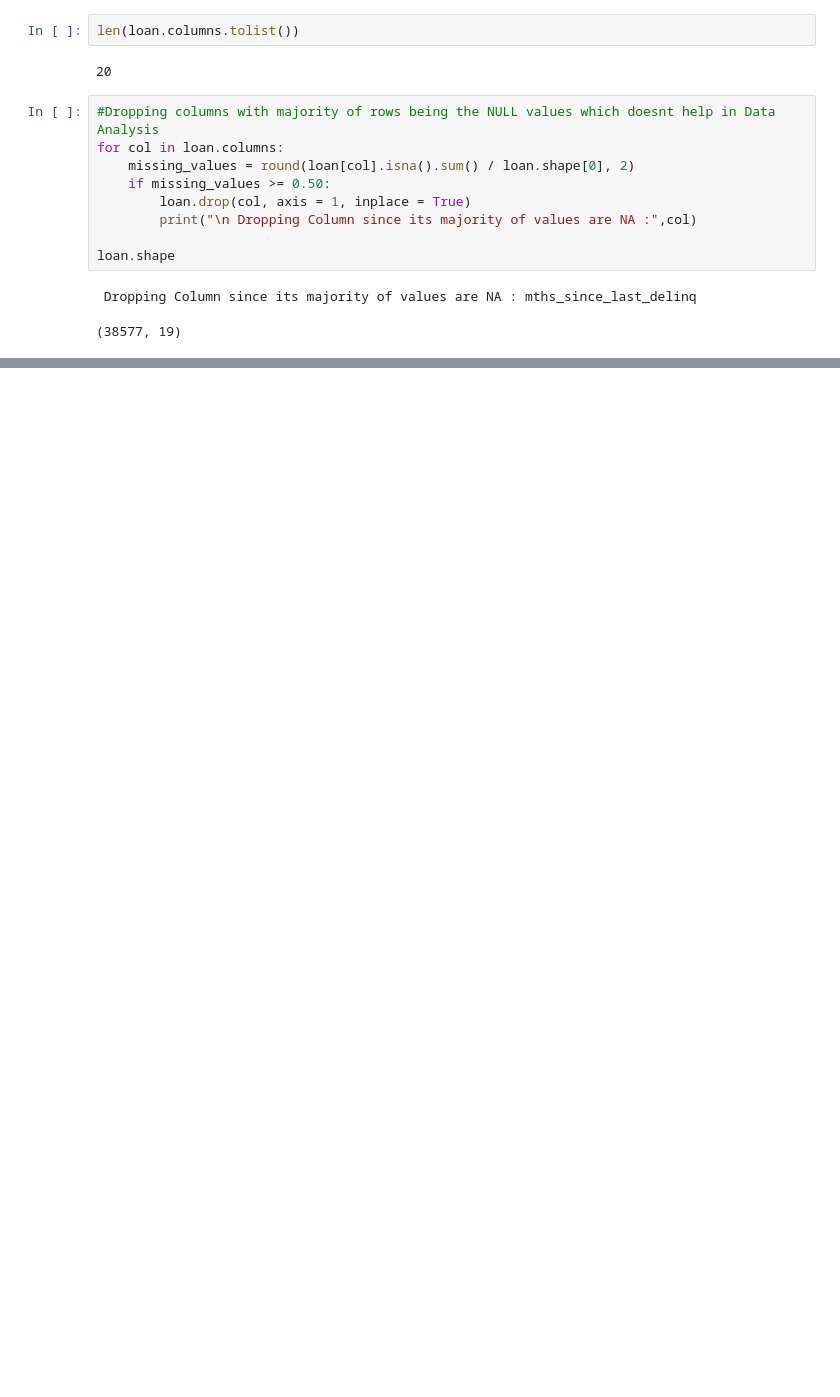
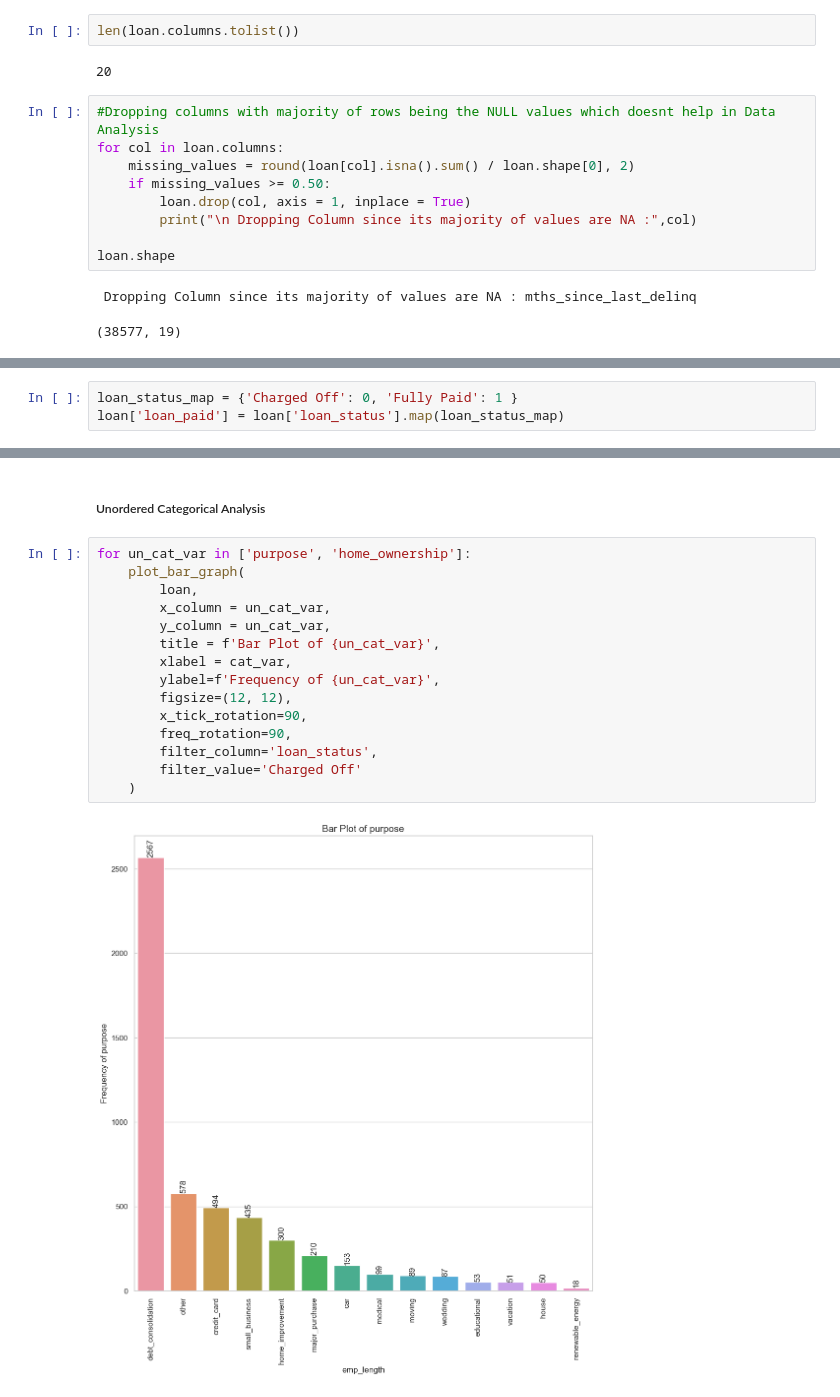
Before and after one commit to sakshilocal/LendingClubCaseStudy, a Jupyter notebook: Lending_Club_Case_Study_Ranjith_Sakshi.ipynb, the cells around one changed output, grey strips where cells are left out. Saved outputs shown, nothing was run; the diff lists cells and outputs as text; blank space fills up the shorter version.

```diff
--- a/Lending_Club_Case_Study_Ranjith_Sakshi.ipynb
+++ b/Lending_Club_Case_Study_Ranjith_Sakshi.ipynb
@@ -185,0 +305,3 @@ AttributeError: 'int' object has no attribute 'replace'
+# %%
+loan_status_map = {'Charged Off': 0, 'Fully Paid': 1 }
+loan['loan_paid'] = loan['loan_status'].map(loan_status_map)
@@ -185,0 +562,19 @@ AttributeError: 'int' object has no attribute 'replace'
+# %% [markdown]
+##### Unordered Categorical Analysis
+# %%
+for un_cat_var in ['purpose', 'home_ownership']:
+    plot_bar_graph(
+        loan,
+        x_column = un_cat_var,
+        y_column = un_cat_var,
+        title = f'Bar Plot of {un_cat_var}',
+        xlabel = cat_var,
+        ylabel=f'Frequency of {un_cat_var}',
+        figsize=(12, 12),
+        x_tick_rotation=90,
+        freq_rotation=90,
+        filter_column='loan_status',
+        filter_value='Charged Off'
+    )
+# %% [output]
+[figure, added]
```
Also changed, not shown: parts of 50 cells of this notebook.
